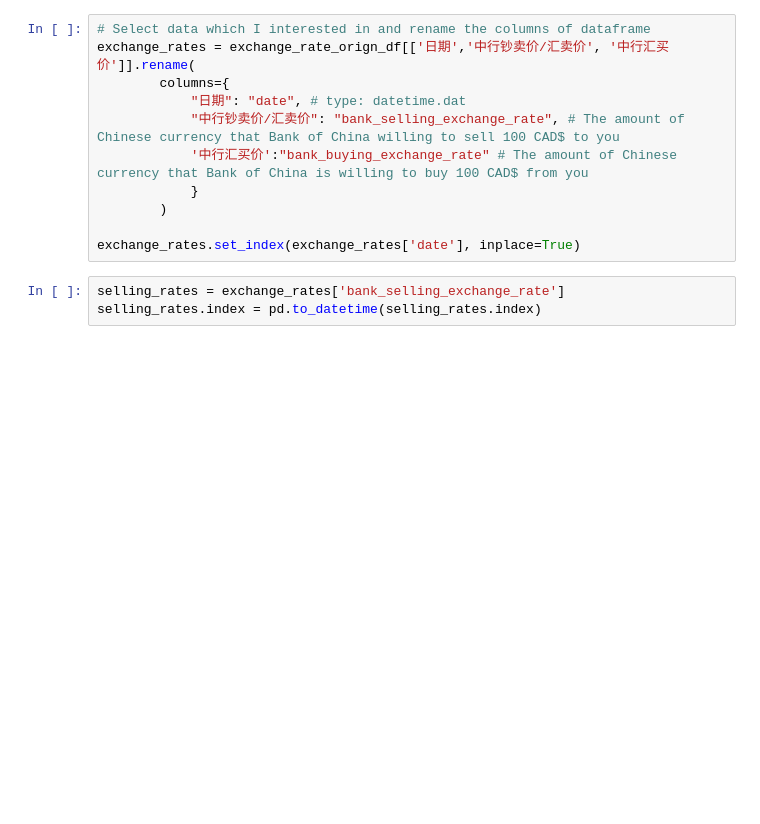
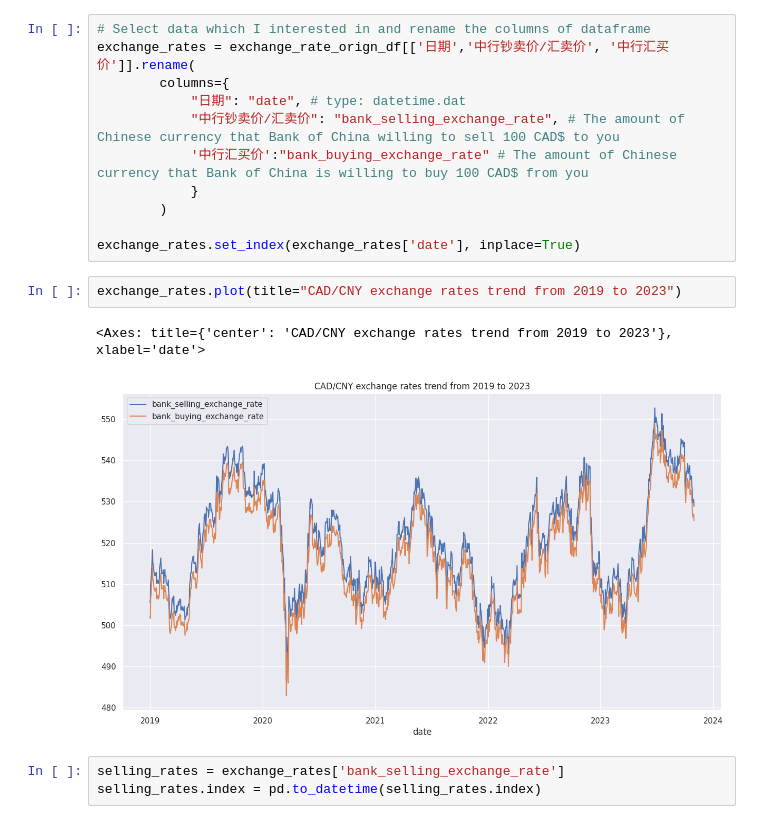
Before and after one commit to 5JKY/Project, a Jupyter notebook: data_visualization.ipynb, the cells around one changed output. Cells and saved outputs as stored; diff of their text form; blank space fills up the shorter version.

Commit message:
add first plot, display the selling rate mirror the buying rate

```diff
--- a/data_visualization.ipynb
+++ b/data_visualization.ipynb
@@ -24,6 +24,11 @@ exchange_rates = exchange_rate_orign_df[['日期','中行钞卖价/汇卖价', '
         )
 
 exchange_rates.set_index(exchange_rates['date'], inplace=True)
+# %%
+exchange_rates.plot(title="CAD/CNY exchange rates trend from 2019 to 2023")
+# %% [output]
+<Axes: title={'center': 'CAD/CNY exchange rates trend from 2019 to 2023'}, xlabel='date'>
+[figure, added]
 # %%
 selling_rates = exchange_rates['bank_selling_exchange_rate']
 selling_rates.index = pd.to_datetime(selling_rates.index)
```
Also changed, not shown: 3 other files.
